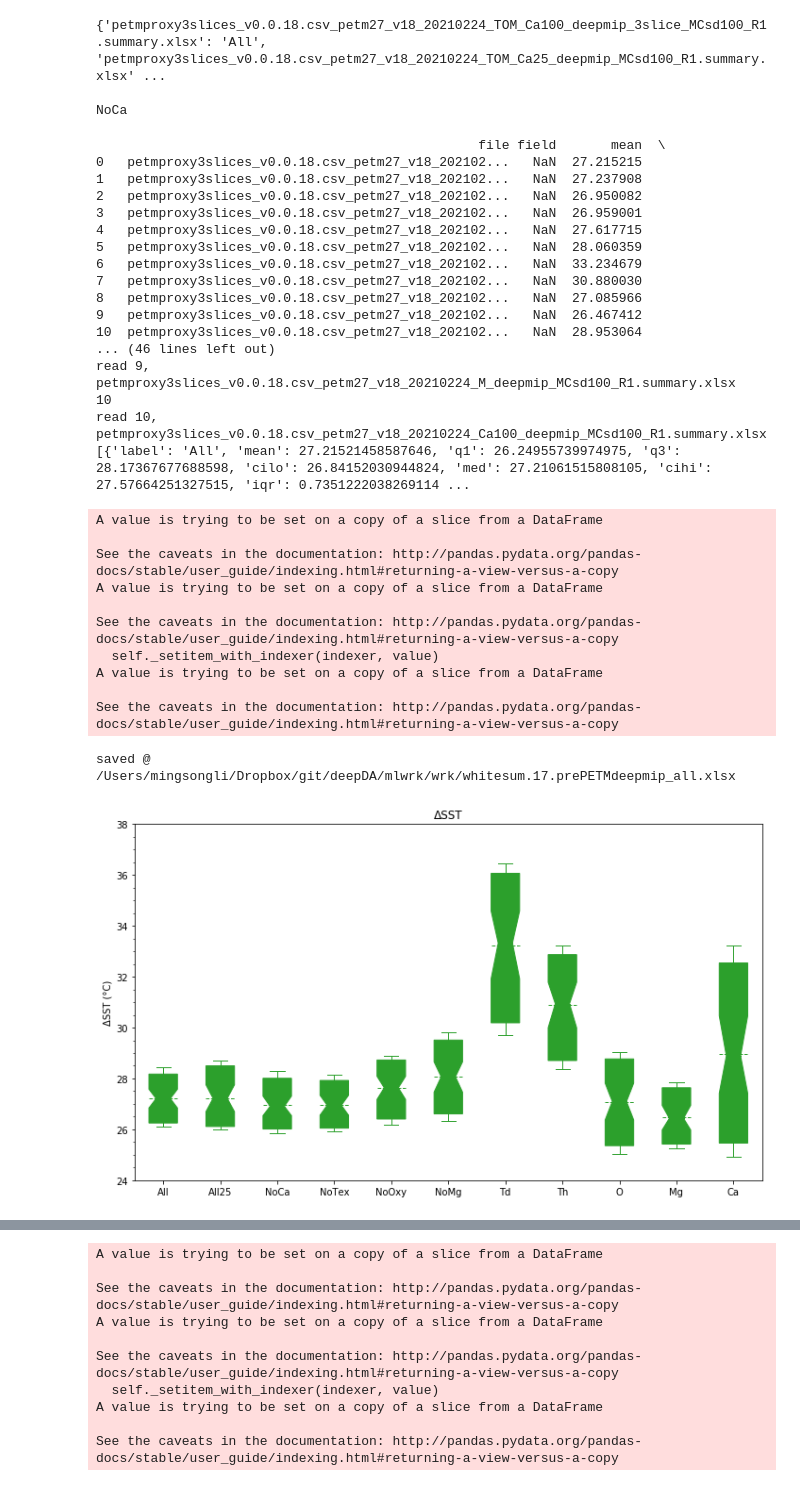
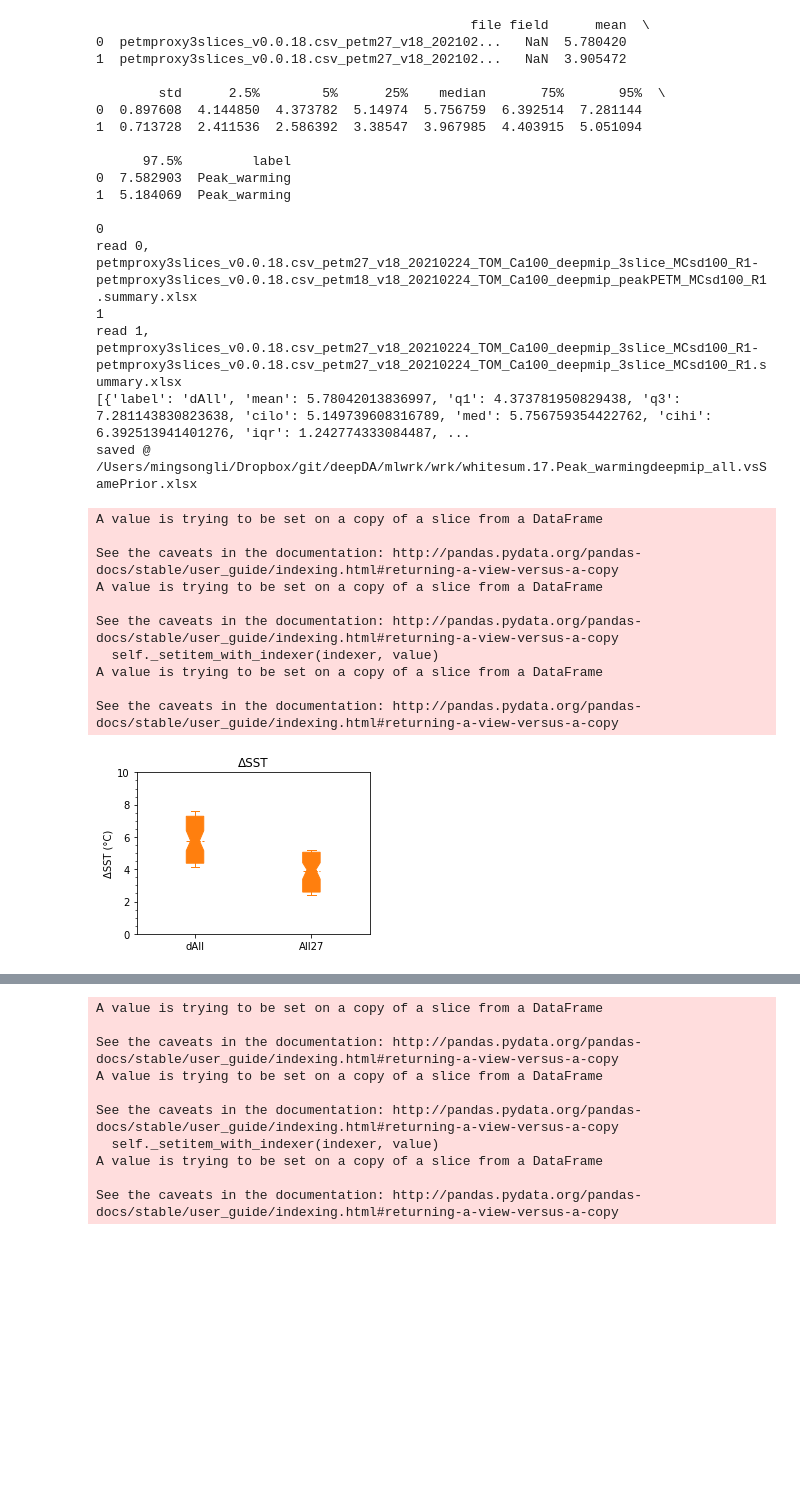
Before and after one commit to mingsongli/deepDA, a Jupyter notebook: utils/ReadDASummaryXlsxPlot-prePETM_SST.ipynb, the cells around one changed output, grey strips where cells are left out. Saved outputs shown, nothing was run; the diff lists cells and outputs as text; code cells hidden in the pictures; blank space fills up the shorter version.

```diff
--- a/utils/ReadDASummaryXlsxPlot-prePETM_SST.ipynb
+++ b/utils/ReadDASummaryXlsxPlot-prePETM_SST.ipynb
@@ -195,19 +176,10 @@ print('Okay')
 Okay
-# %%
-print(dict0)
-print('')
-print(dict0['petmproxy3slices_v0.0.18.csv_petm27_v18_20210224_TOM_deepmip_MCsd100_R1.summary.xlsx'])
-# %% [output]
-{'petmproxy3slices_v0.0.18.csv_petm27_v18_20210224_TOM_Ca100_deepmip_3slice_MCsd100_R1.summary.xlsx': 'All', 'petmproxy3slices_v0.0.18.csv_petm27_v18_20210224_TOM_Ca25_deepmip_MCsd100_R1.summary.xlsx' ...
-
-NoCa
 # %%
 # Test proxy sensitivity
 
 #print(df)
 
 # prePETM DA plot and data saving
-catag = 'prePETM'
 #warmcool = 'warming'
 whiteblack = 'white'   # using white list
 priorset = 17    # prior using PETM017 or PETM018
@@ -217,13 +189,21 @@ locexclude = [1,2,3,4,5,6]
 
 nrowi = 7-len(locexclude)  # number of rows for plot
 
-if catag == 'prePETM':
+if catag0 == 'pre-PETM':
     colori = 'C2'
     figsizei = (3,10)
-    ylimi = (24,38)
+    ylimi = (20,40)
+elif catag0 == 'Peak_warming':
+    colori = 'C1'
+    figsizei = (3,10)
+    ylimi = (2,16)
+
+    figsizei = (4,3)
+    ylimi = (0,10)
 
 if nrowi == 1:
     figsizei = (10,6)
+    figsizei = (4,3)
 
 elif nrowi == 2: # SST & CaCO3
     figsizei = (14,10)
@@ -236,9 +216,9 @@ if priorset == 17:
 else:
     whitelist = whitelist18
 
-warmfig = xlsxdir+whiteblack+'.sum.'+str(priorset)+'.'+catag+'deepmip_all.pdf'
-fullname = xlsxdir+whiteblack+'sum.'+str(priorset)+'.'+catag+'deepmip_all.xlsx'
-fullused = xlsxdir+whiteblack+'sum.'+str(priorset)+'.'+catag+'deepmip_all.used.xlsx'
+warmfig = xlsxdir+whiteblack+'.sum.'+str(priorset)+'.'+catag0+'deepmip_all.vsSamePrior.pdf'
+fullname = xlsxdir+whiteblack+'sum.'+str(priorset)+'.'+catag0+'deepmip_all.vsSamePrior.xlsx'
+fullused = xlsxdir+whiteblack+'sum.'+str(priorset)+'.'+catag0+'deepmip_all.used.vsSamePrior.xlsx'
 
 dfused = pandas.DataFrame()  # save used data
 
@@ -248,8 +228,8 @@ if plotdata == 1:
     for loci in range(7):
         if loci in locexclude:
             continue
-        if catag == 'prePETM':
-            result = df.loc[loci]
+        #if catag == catag0:
+        result = df.loc[loci]
         a_list = []
         result.index = np.arange(0,len(result)).tolist()
 
@@ -336,53 +316,53 @@ if plotdata == 1:
             axes[locip].set_ylim(ylimip)
             bp = axes[locip].bxp(a_list, shownotches = True, patch_artist=True,showmeans=True,meanline=True, positions=range(len(a_list)))
             axes[locip].yaxis.set_minor_locator(AutoMinorLocator())
             for element in bp.keys():
                 plt.setp(bp[element], color=colori)
             #if warmcool == 'cooling' and loci == 0:
             #    axes[locip].set_ylim(axes[locip].get_ylim()[::-1])
 
         fig.tight_layout()
         locip = locip + 1
     fig.savefig(warmfig)
 
 if exportxlsx == 1:
     dfused=dfused.transpose()
     #dfused = dfused.sort_index()
     print('saved @')
     print(fullname)
     df.to_excel(fullname)
     dfused.to_excel(fullused)
 # %% [output]
-                                                 file field       mean  \
-0   petmproxy3slices_v0.0.18.csv_petm27_v18_202102...   NaN  27.215215
-1   petmproxy3slices_v0.0.18.csv_petm27_v18_202102...   NaN  27.237908
-2   petmproxy3slices_v0.0.18.csv_petm27_v18_202102...   NaN  26.950082
-3   petmproxy3slices_v0.0.18.csv_petm27_v18_202102...   NaN  26.959001
-4   petmproxy3slices_v0.0.18.csv_petm27_v18_202102...   NaN  27.617715
-5   petmproxy3slices_v0.0.18.csv_petm27_v18_202102...   NaN  28.060359
-6   petmproxy3slices_v0.0.18.csv_petm27_v18_202102...   NaN  33.234679
-7   petmproxy3slices_v0.0.18.csv_petm27_v18_202102...   NaN  30.880030
-8   petmproxy3slices_v0.0.18.csv_petm27_v18_202102...   NaN  27.085966
-9   petmproxy3slices_v0.0.18.csv_petm27_v18_202102...   NaN  26.467412
-10  petmproxy3slices_v0.0.18.csv_petm27_v18_202102...   NaN  28.953064
-... (46 lines left out)
-read 9, petmproxy3slices_v0.0.18.csv_petm27_v18_20210224_M_deepmip_MCsd100_R1.summary.xlsx
-10
-read 10, petmproxy3slices_v0.0.18.csv_petm27_v18_20210224_Ca100_deepmip_MCsd100_R1.summary.xlsx
-[{'label': 'All', 'mean': 27.21521458587646, 'q1': 26.24955739974975, 'q3': 28.17367677688598, 'cilo': 26.84152030944824, 'med': 27.21061515808105, 'cihi': 27.57664251327515, 'iqr': 0.7351222038269114 ...
+                                                file field      mean  \
+0  petmproxy3slices_v0.0.18.csv_petm27_v18_202102...   NaN  5.780420
+1  petmproxy3slices_v0.0.18.csv_petm27_v18_202102...   NaN  3.905472
+
+        std      2.5%        5%      25%    median       75%       95%  \
+0  0.897608  4.144850  4.373782  5.14974  5.756759  6.392514  7.281144
+1  0.713728  2.411536  2.586392  3.38547  3.967985  4.403915  5.051094
+
+      97.5%         label
+0  7.582903  Peak_warming
+1  5.184069  Peak_warming
+
+0
+read 0, petmproxy3slices_v0.0.18.csv_petm27_v18_20210224_TOM_Ca100_deepmip_3slice_MCsd100_R1-petmproxy3slices_v0.0.18.csv_petm18_v18_20210224_TOM_Ca100_deepmip_peakPETM_MCsd100_R1.summary.xlsx
+1
+read 1, petmproxy3slices_v0.0.18.csv_petm27_v18_20210224_TOM_Ca100_deepmip_3slice_MCsd100_R1-petmproxy3slices_v0.0.18.csv_petm27_v18_20210224_TOM_Ca100_deepmip_3slice_MCsd100_R1.summary.xlsx
+[{'label': 'dAll', 'mean': 5.78042013836997, 'q1': 4.373781950829438, 'q3': 7.281143830823638, 'cilo': 5.149739608316789, 'med': 5.756759354422762, 'cihi': 6.392513941401276, 'iqr': 1.242774333084487, ...
+saved @
+/Users/mingsongli/Dropbox/git/deepDA/mlwrk/wrk/whitesum.17.Peak_warmingdeepmip_all.vsSamePrior.xlsx
 A value is trying to be set on a copy of a slice from a DataFrame
 
 See the caveats in the documentation: http://pandas.pydata.org/pandas-docs/stable/user_guide/indexing.html#returning-a-view-versus-a-copy
 A value is trying to be set on a copy of a slice from a DataFrame
 
 See the caveats in the documentation: http://pandas.pydata.org/pandas-docs/stable/user_guide/indexing.html#returning-a-view-versus-a-copy
   self._setitem_with_indexer(indexer, value)
 A value is trying to be set on a copy of a slice from a DataFrame
 
 See the caveats in the documentation: http://pandas.pydata.org/pandas-docs/stable/user_guide/indexing.html#returning-a-view-versus-a-copy
-saved @
-/Users/mingsongli/Dropbox/git/deepDA/mlwrk/wrk/whitesum.17.prePETMdeepmip_all.xlsx
-[figure, old version]
+[figure, new version]
 # %%
 # figure 3 in the main paper
 
```
Also changed, not shown: parts of 2 cells of this notebook, 13 other files.
